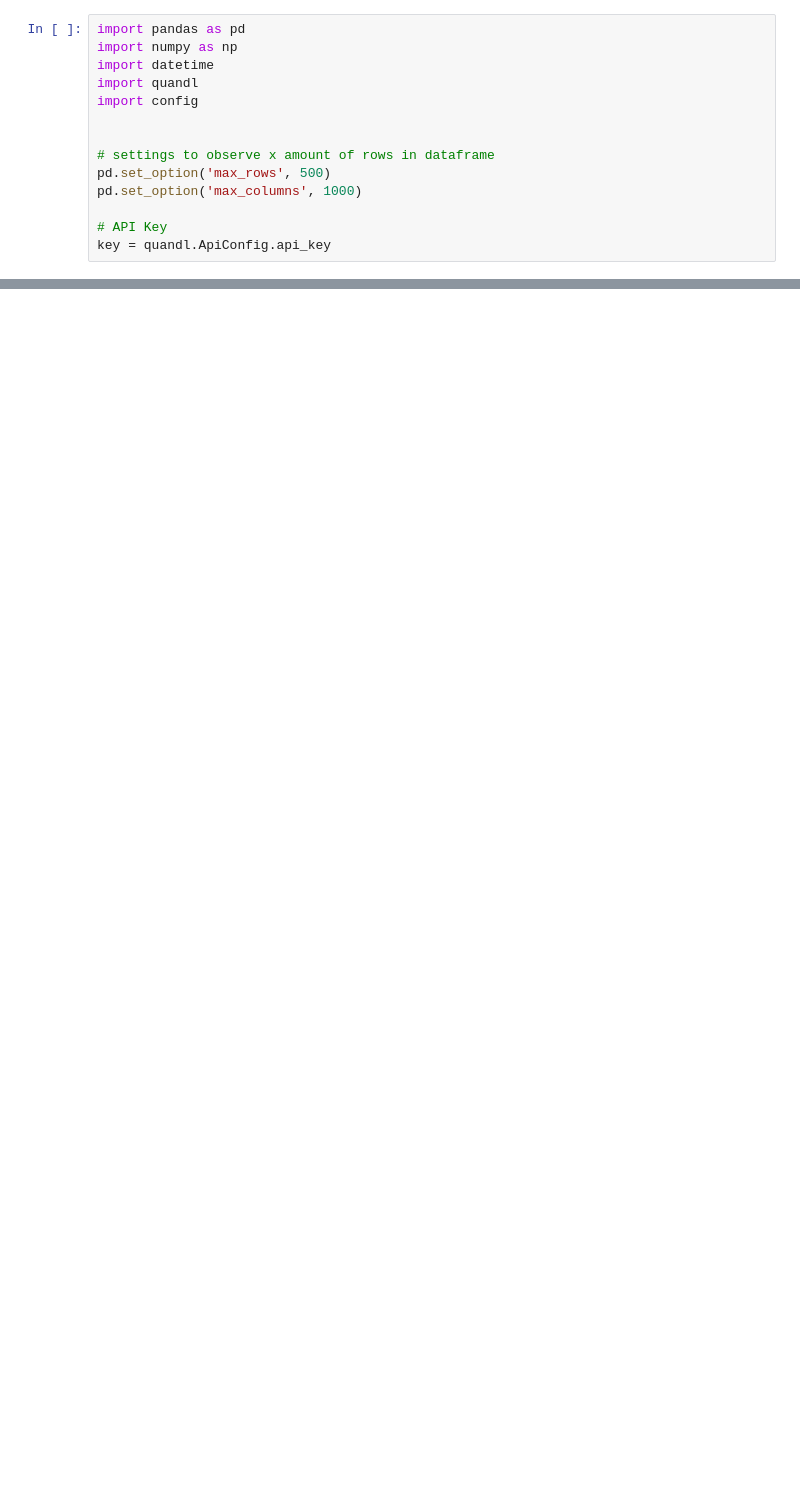
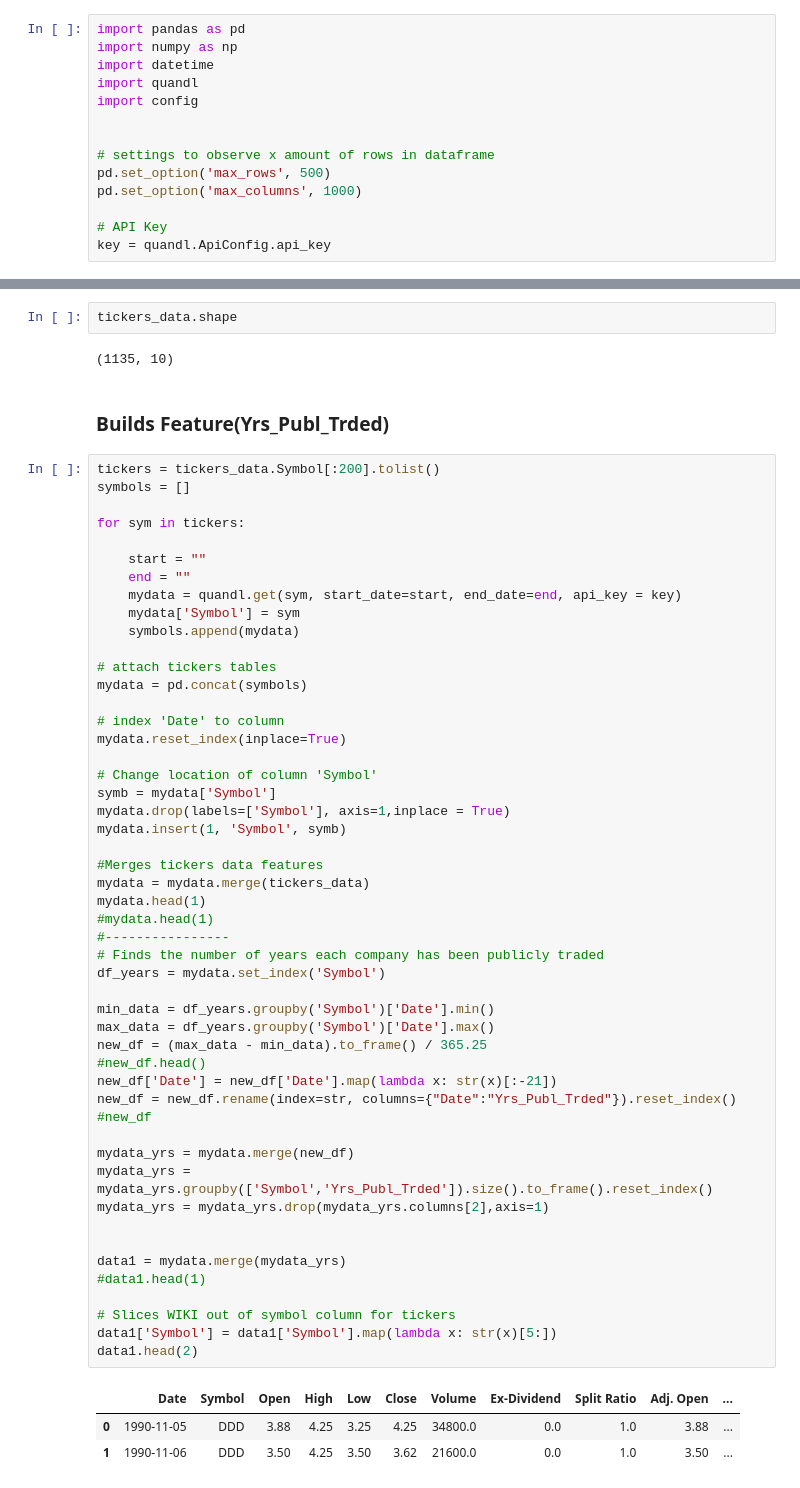
Before and after one commit to AlfredMtz/clustering-stocks, a Jupyter notebook: Diversification-System-Project.ipynb, the cells around one changed output, grey strips where cells are left out. Saved outputs shown, nothing was run; the diff lists cells and outputs as text; blank space fills up the shorter version.

```diff
--- a/Diversification-System-Project.ipynb
+++ b/Diversification-System-Project.ipynb
@@ -25,0 +52,60 @@ tickers_data.head()
+# %%
+tickers_data.shape
+# %% [output]
+(1135, 10)
+# %% [markdown]
+### Builds Feature(Yrs_Publ_Trded)
+# %%
+tickers = tickers_data.Symbol[:200].tolist()
+symbols = []
+
+for sym in tickers:
+
+    start = ""
+    end = ""
+    mydata = quandl.get(sym, start_date=start, end_date=end, api_key = key)
+    mydata['Symbol'] = sym
+    symbols.append(mydata)
+
+# attach tickers tables
+mydata = pd.concat(symbols)
+
+# index 'Date' to column
+mydata.reset_index(inplace=True)
+
+# Change location of column 'Symbol'
+symb = mydata['Symbol']
+mydata.drop(labels=['Symbol'], axis=1,inplace = True)
+mydata.insert(1, 'Symbol', symb)
+
+#Merges tickers data features
+mydata = mydata.merge(tickers_data)
+mydata.head(1)
+#mydata.head(1)
+#----------------
+# Finds the number of years each company has been publicly traded
+df_years = mydata.set_index('Symbol')
+
+min_data = df_years.groupby('Symbol')['Date'].min()
+max_data = df_years.groupby('Symbol')['Date'].max()
+new_df = (max_data - min_data).to_frame() / 365.25
+#new_df.head()
+new_df['Date'] = new_df['Date'].map(lambda x: str(x)[:-21])
+new_df = new_df.rename(index=str, columns={"Date":"Yrs_Publ_Trded"}).reset_index()
+#new_df
+
+mydata_yrs = mydata.merge(new_df)
+mydata_yrs = mydata_yrs.groupby(['Symbol','Yrs_Publ_Trded']).size().to_frame().reset_index()
+mydata_yrs = mydata_yrs.drop(mydata_yrs.columns[2],axis=1)
+
+
+data1 = mydata.merge(mydata_yrs)
+#data1.head(1)
+
+# Slices WIKI out of symbol column for tickers
+data1['Symbol'] = data1['Symbol'].map(lambda x: str(x)[5:])
+data1.head(2)
+# %% [output]
+|  | Date | Symbol | Open | High | Low | Close | Volume | Ex-Dividend | Split Ratio | Adj. Open | ... |
+| 0 | 1990-11-05 | DDD | 3.88 | 4.25 | 3.25 | 4.25 | 34800.0 | 0.0 | 1.0 | 3.88 | ... |
+| 1 | 1990-11-06 | DDD | 3.50 | 4.25 | 3.50 | 3.62 | 21600.0 | 0.0 | 1.0 | 3.50 | ... |
```
Also changed, not shown: parts of 18 cells of this notebook.
